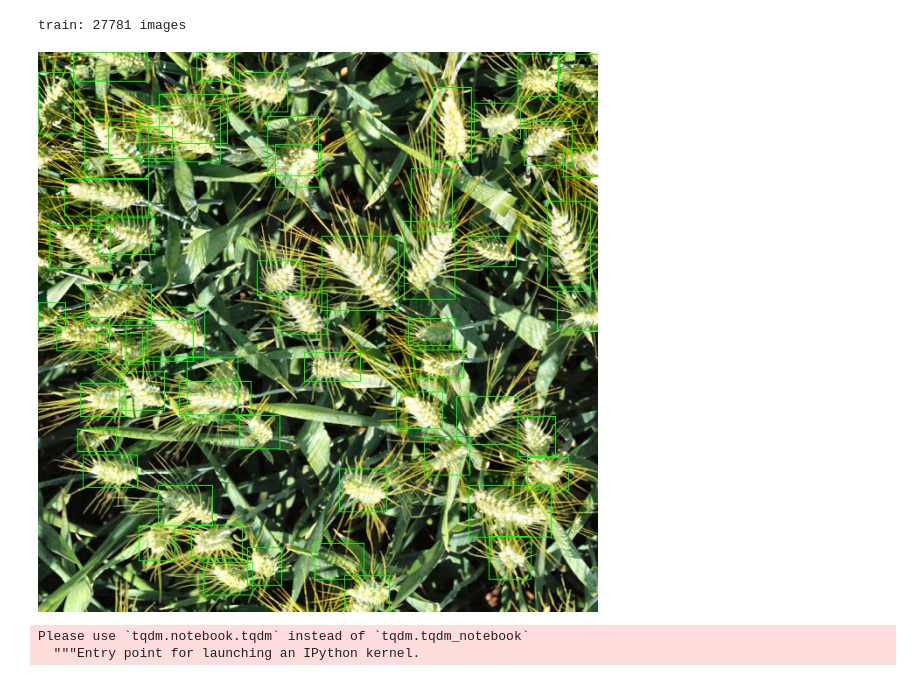
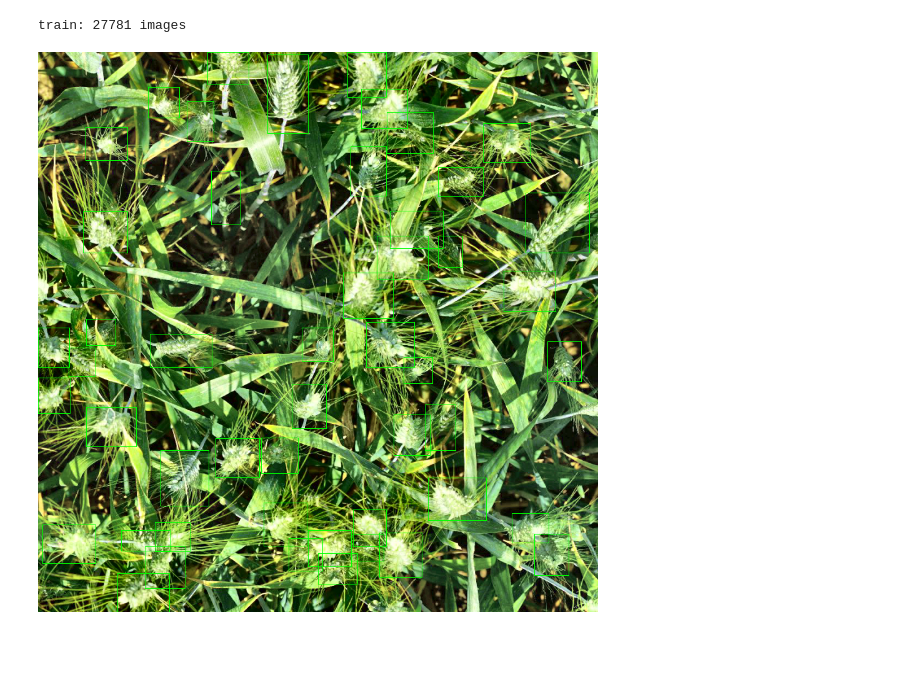
Before and after one commit to dmitry-vorobiev/kaggle-global-wheat-detection, a Jupyter notebook: nbs/test_dataset_from_conf.ipynb, the cells around one changed output. Drawn from its saved outputs; the diff is of its cells as text; code cells hidden in the pictures; blank space fills up the shorter version.

```diff
--- a/nbs/test_dataset_from_conf.ipynb
+++ b/nbs/test_dataset_from_conf.ipynb
@@ -19,16 +19,19 @@ ds = create_dataset(conf.data.train, conf.data.train.transforms, show_progress=T
 Loading train data...
 train: 27781 images
 # %%
-i = 300
+i = 50
 image, target = ds[i]
 bboxes = target['bbox']
+
+if conf.data.train.params.box_format == "yxyx":
+    bboxes = bboxes[:, [1,0,3,2]]
 
 for bb in bboxes:
     p1 = tuple(bb[:2].astype(int))
     p2 = tuple(bb[2:].astype(int))
     cv2.rectangle(image, p1, p2, (0, 255, 0), 1)
 
 Image.fromarray(image)
 # %% [output]
-[figure, old version]
+[figure, new version]
 # %%
@@ -37,6 +40,3 @@ dl = torch.utils.data.DataLoader(ds, sampler=sampler, batch_size=8, collate_fn=f
 # %%
-for batch in tqdm(iter(dl), total=len(dl)):
-    pass
+# for batch in tqdm(iter(dl), total=len(dl)):
+#     pass
-# %% [output]
-Please use `tqdm.notebook.tqdm` instead of `tqdm.tqdm_notebook`
-  """Entry point for launching an IPython kernel.
```
Also changed, not shown: parts of 1 cell of this notebook, 2 other files.
